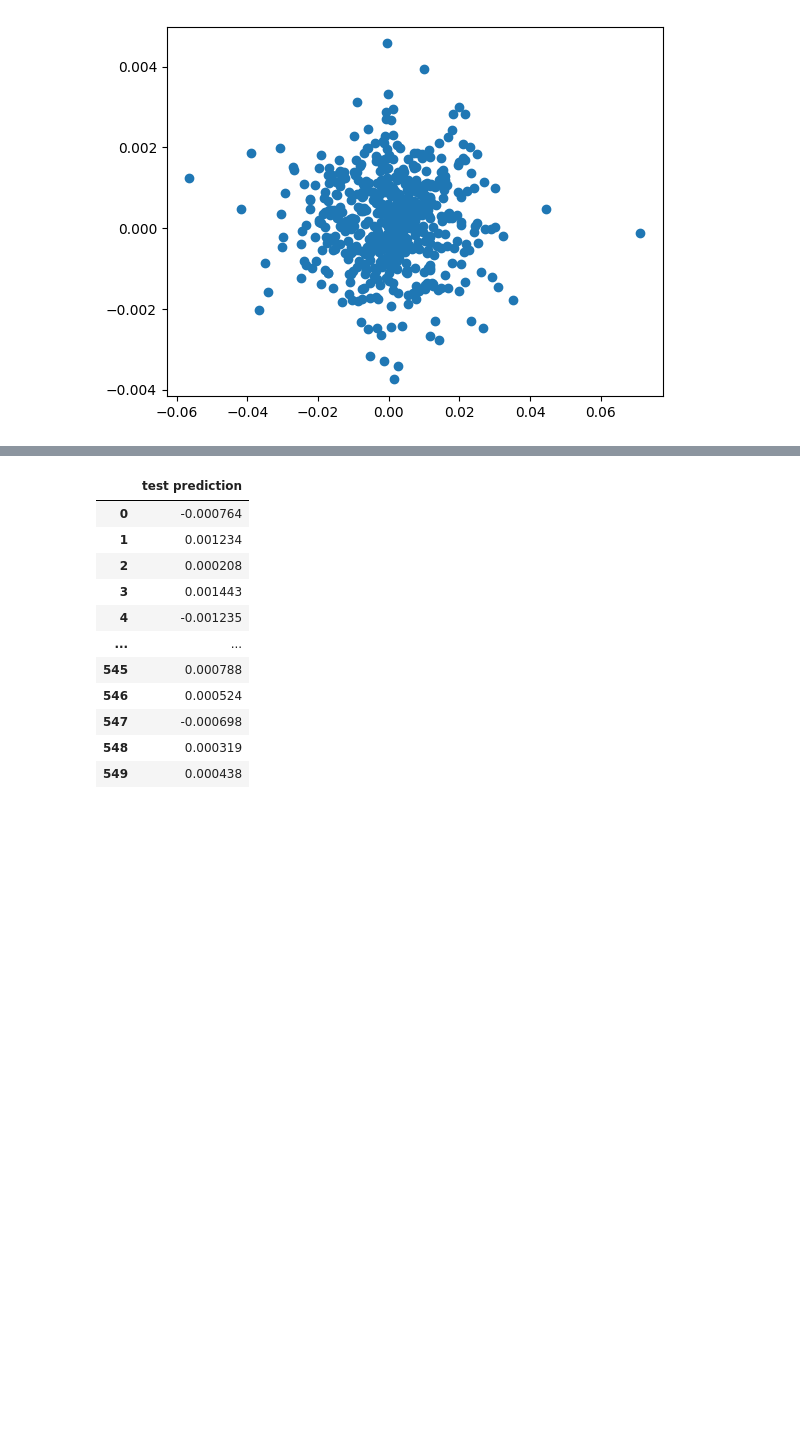
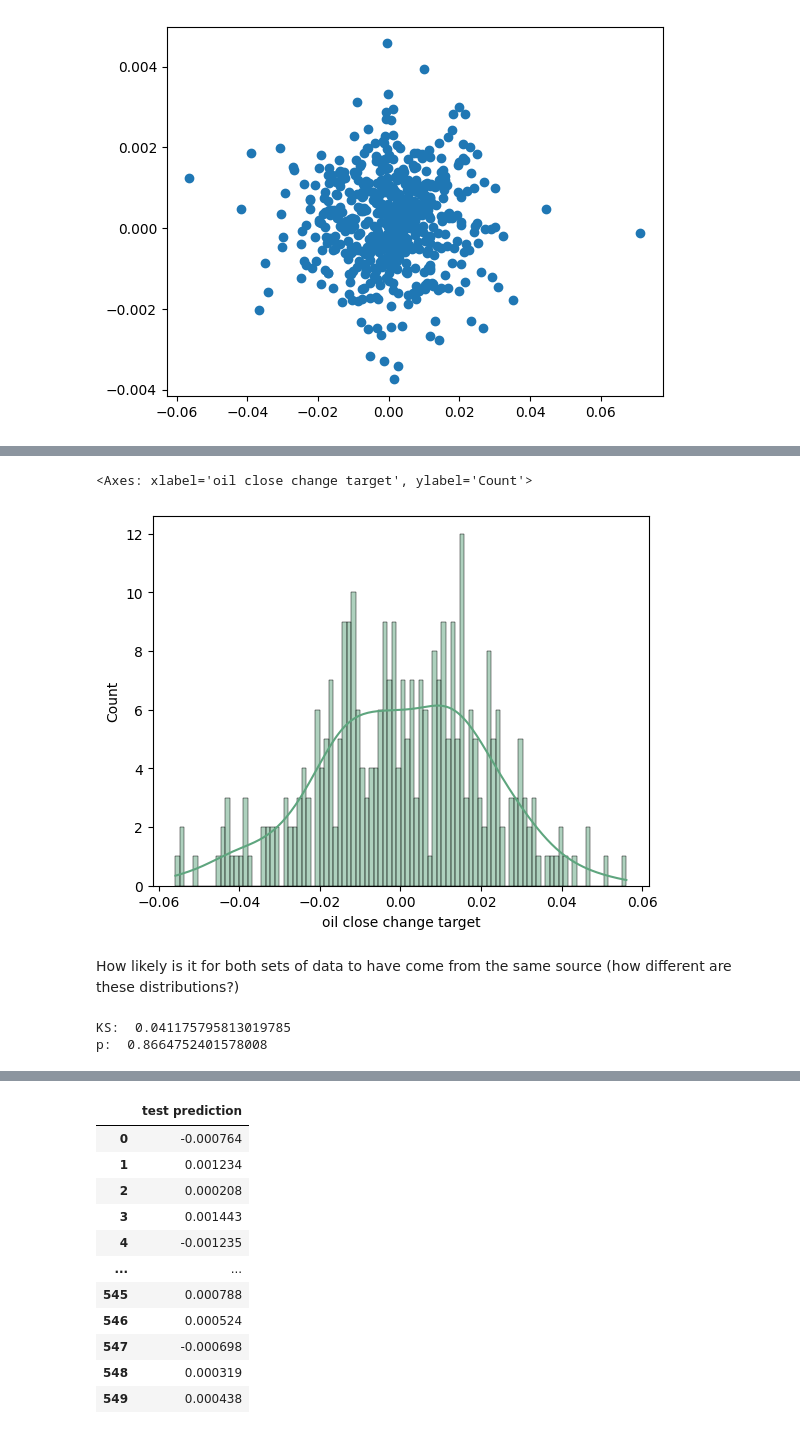
Before and after one commit to kklimov1/PriceRegressionPredictor, a Jupyter notebook: goldPriceAnalysis.ipynb, the cells around one changed output, grey strips where cells are left out. Cells and saved outputs as stored; diff of their text form; code cells hidden in the pictures; blank space fills up the shorter version.

```diff
--- a/goldPriceAnalysis.ipynb
+++ b/goldPriceAnalysis.ipynb
@@ -717,0 +713,14 @@ prediction = pd.DataFrame(y_test_pred, columns = ["test prediction"])
+# %%
+sns.histplot(y_all.query("`test prediction` >0")['oil close change target'], kde=True, bins=100, color="#5EA57E")
+# %% [output]
+<Axes: xlabel='oil close change target', ylabel='Count'>
+[figure, added]
+# %% [markdown]
+How likely is it for both sets of data to have come from the same source (how different are these distributions?)
+# %%
+ks, p = ks_2samp(y_all['oil close change target'], y_all.query("`test prediction` >0")['oil close change target'])
+print("KS: ", ks)
+print("p: ", p)
+# %% [output]
+KS:  0.041175795813019785
+p:  0.8664752401578008
```
Also changed, not shown: parts of 25 cells of this notebook.
